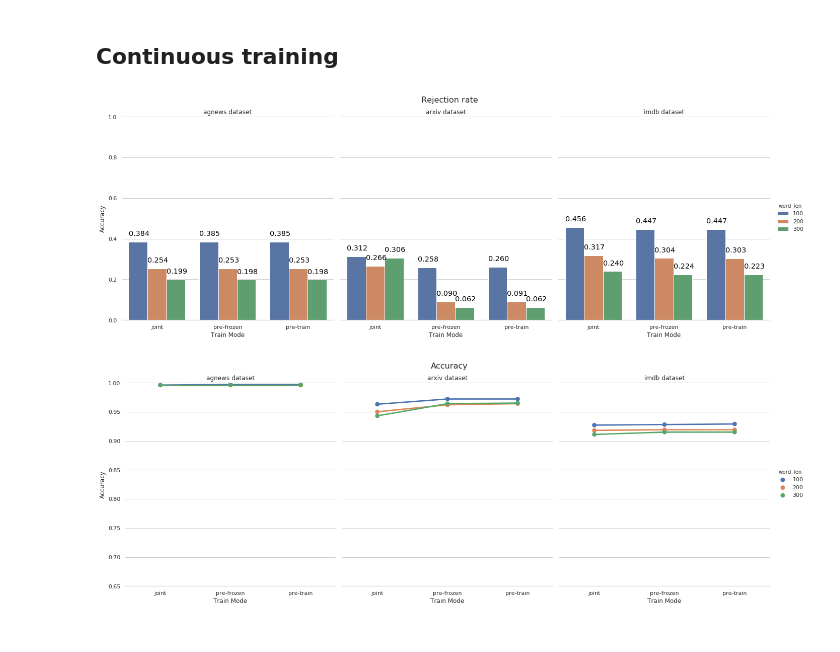
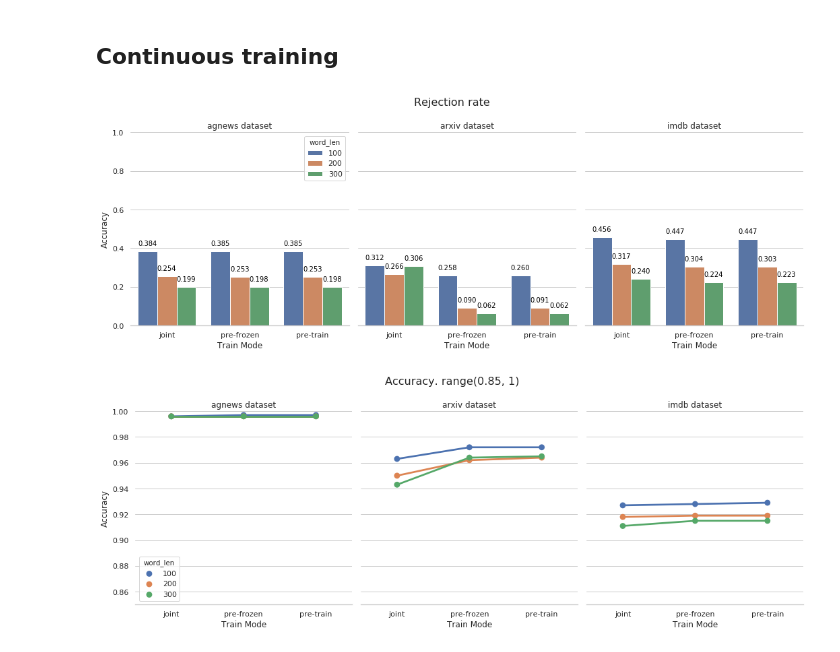
Before and after one commit to IIT-ML/interpretable-text-classification, a Jupyter notebook: show_results.ipynb, the cells around one changed output. Cells and saved outputs as stored; diff of their text form; code cells hidden in the pictures.

```diff
--- a/show_results.ipynb
+++ b/show_results.ipynb
@@ -60,7 +60,7 @@ sns.set(style="whitegrid")
 g = sns.catplot(x="train_mode", y="rejection_rate",
                  hue="word_len", col="dataset",
                  data=df, kind="bar",
-                 height=7, aspect=.9)
+                 height=5.5, aspect=.9, legend_out=False)
 
 (g.set_axis_labels("Train Mode", "Accuracy")
 .set_xticklabels(["joint", "pre-frozen", "pre-train"])
@@ -69,7 +69,7 @@ g = sns.catplot(x="train_mode", y="rejection_rate",
 .despine(left=True)
 .fig.suptitle('Rejection rate', fontsize=16))
 
-plt.subplots_adjust(top=0.9)
+plt.subplots_adjust(top=0.85)
 
 
 for i in np.arange(3):
@@ -81,19 +81,19 @@ for i in np.arange(3):
                          '{0:.3f}'.format(p.get_height()),
                          color='black',
                          rotation='horizontal',
-                         size='large')
+                         size='small')
 
 g = sns.catplot(x="train_mode", y="accuracy",
                  hue="word_len", col="dataset",
                  data=df, kind="point",
-                 height=7, aspect=.9)
+                 height=5.5, aspect=.9, legend_out=False)
 
 (g.set_axis_labels("Train Mode", "Accuracy")
 .set_xticklabels(["joint", "pre-frozen", "pre-train"])
-.set_titles("{col_name} {col_var}", fontsize=30)
+.set_titles("{col_name} {col_var}")
 .set(ylim=(0.65, 1))
 .despine(left=True)
 .fig.suptitle('Accuracy', fontsize=16))
 
-plt.subplots_adjust(top=0.9)
+plt.subplots_adjust(top=0.85)
 # %% [output]
@@ -107,42 +107,44 @@ sns.set(style="whitegrid")
 g = sns.catplot(x="train_mode", y="rejection_rate",
                  hue="word_len", col="dataset",
                  data=adf, kind="bar",
-                 height=7, aspect=.9)
+                 height=5.5, aspect=.9, legend_out=False)
 
 (g.set_axis_labels("Train Mode", "Accuracy")
 .set_xticklabels(["joint", "pre-frozen", "pre-train"])
 .set_titles("{col_name} {col_var}")
 .set(ylim=(0, 1))
 .despine(left=True)
 .fig.suptitle('Rejection rate', fontsize=16))
 
-plt.subplots_adjust(top=0.9)
+plt.subplots_adjust(top=0.85)
 
 
 for i in np.arange(3):
     ax1 = g.facet_axis(0,i)
     for p in ax1.patches:
         if str(p.get_height()) != 'nan':
             ax1.text(p.get_x(),
                          p.get_height() + .03,
                          '{0:.3f}'.format(p.get_height()),
                          color='black',
                          rotation='horizontal',
-                         size='large')
+                         size='small')
 
 g = sns.catplot(x="train_mode", y="accuracy",
                  hue="word_len", col="dataset",
                  data=adf, kind="point",
-                 height=7, aspect=.9)
+                 height=5.5, aspect=.9, legend_out=False)
+
+acc_ylim=(0.85,1)
 
 (g.set_axis_labels("Train Mode", "Accuracy")
 .set_xticklabels(["joint", "pre-frozen", "pre-train"])
-.set_titles("{col_name} {col_var}", fontsize=30)
-.set(ylim=(0.65, 1))
+.set_titles("{col_name} {col_var}")
+.set(ylim=acc_ylim)
 .despine(left=True)
-.fig.suptitle('Accuracy', fontsize=16))
+.fig.suptitle('Accuracy. range{}'.format(acc_ylim), fontsize=16))
 
-plt.subplots_adjust(top=0.9)
+plt.subplots_adjust(top=0.85)
 # %% [output]
-[figure, old version]
+[figure, new version]
-[figure, old version]
+[figure, new version]
```
Also changed, not shown: parts of 1 cell of this notebook.
